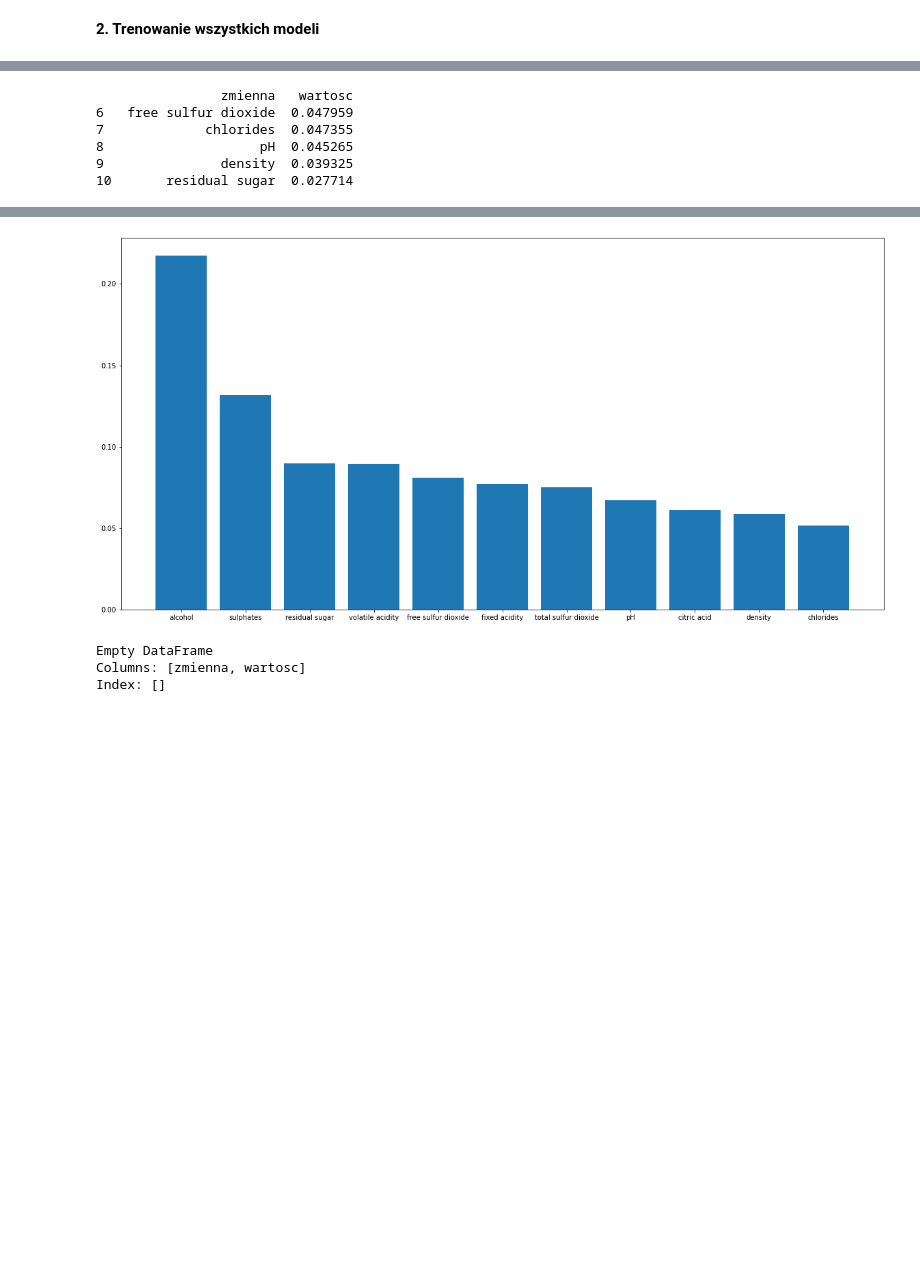
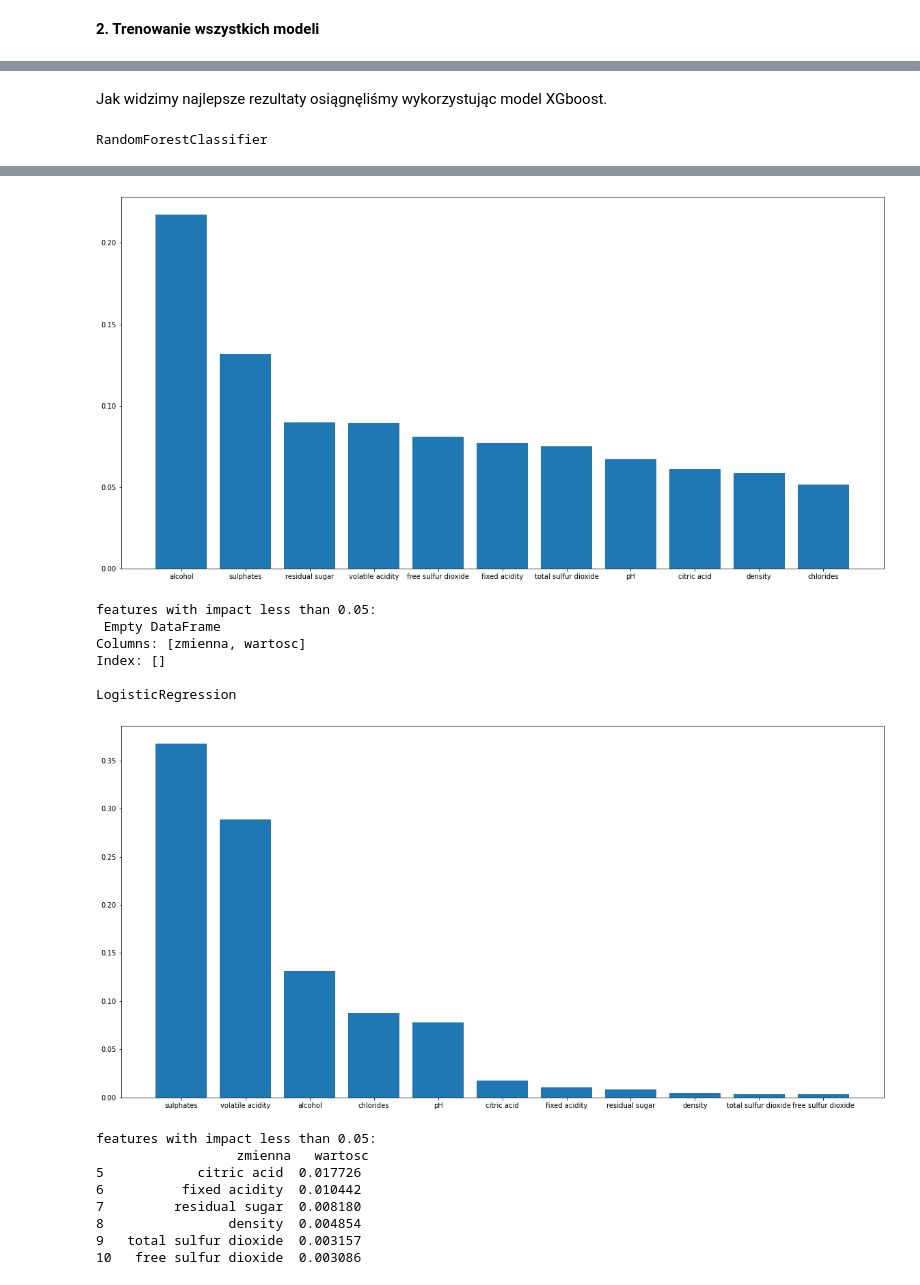
Before and after one commit to infoshareacademy/jdszr4-animalsi, a Jupyter notebook: wino/podsumowanie.ipynb, the cells around one changed output, grey strips where cells are left out. Saved outputs shown, nothing was run; the diff lists cells and outputs as text; code cells hidden in the pictures; blank space fills up the shorter version.

Commit message:
model implemented

```diff
--- a/wino/podsumowanie.ipynb
+++ b/wino/podsumowanie.ipynb
@@ -19,3 +20,11 @@ with open("modele/model_final_rf.pkl", "rb") as file:
 #XGboost
 with open("modele/model_final_xgb.pkl", "rb") as file:
     model_xgb = pickle.load(file)
+# %%
+#knn
+with open("modele/Wine_Quality_Model_KNN.pkl", "rb") as file:
+    model_knn = pickle.load(file)
+# %%
+#logistic regression
+with open("modele/model_logreg.pkl", "rb") as file:
+    model_lr= pickle.load(file)
@@ -22,15 +33,19 @@ with open("modele/model_final_xgb.pkl", "rb") as file:
 # %% [markdown]
 **2. Trenowanie wszystkich modeli**
 # %%
-lista_modeli = [model_rf, model_xgb]
+lista_modeli = [model_rf, model_xgb,model_lr]
+
+#model_knn trzeba inaczej porownac
 
 #progi na ktorych dzialaja najlepiej
 progi = {"RandomForestClassifier" : 0.45862068965517244,
-        "XGBClassifier" : 0.3206896551724138}
+        "XGBClassifier" : 0.3206896551724138,
+         "LogisticRegression": 0.5}
 
 #jakie zbiory wykorzystalismy do trenowania
 zbior = {"RandomForestClassifier" : X_test,
-        "XGBClassifier" :X_test_scaled}
+        "XGBClassifier" :X_test_scaled,
+        "LogisticRegression": X_test}
 # %%
 for i in lista_modeli:
     prog = progi[type(i).__name__]
@@ -62,16 +97,17 @@ weighted avg       0.91      0.91      0.91       320
+# %% [markdown]
+Jak widzimy najlepsze rezultaty osiągnęliśmy wykorzystując model XGboost.
 # %%
 #sprawdzmy jakie zmienne sa najmniej istotne do przewidywania modelu i je mozemy pominac przy narzedziu
 for i in lista_modeli:
-    df = pd.DataFrame({"zmienna" :X.columns,"wartosc" : i.feature_importances_ }).sort_values(by = "wartosc", ascending = False).reset_index(drop = True)
+    if i != model_lr:
+        df = pd.DataFrame({"zmienna" :X.columns,"wartosc" : i.feature_importances_ }).sort_values(by = "wartosc", ascending = False).reset_index(drop = True)
+    else:
+         df = pd.DataFrame({"zmienna" :X.columns,"wartosc" : (np.abs(i.coef_)/(np.abs(i.coef_)).sum()).flatten()}).sort_values(by = "wartosc", ascending = False).reset_index(drop = True)
+    print(type(i).__name__)
     plt.figure(figsize=(20,10))
     plt.bar(df.zmienna, df.wartosc)
     plt.show()
-    print(df[df.wartosc<0.05])
+    print("features with impact less than 0.05:", "\n",df[df.wartosc<0.05], "\n")
 # %% [output]
+RandomForestClassifier
 [figure]
-                zmienna   wartosc
-6   free sulfur dioxide  0.047959
-7             chlorides  0.047355
-8                    pH  0.045265
-9               density  0.039325
-10       residual sugar  0.027714
@@ -78,4 +123,16 @@ for i in lista_modeli:
 [figure]
-Empty DataFrame
-Columns: [zmienna, wartosc]
-Index: []
+features with impact less than 0.05:
+ Empty DataFrame
+Columns: [zmienna, wartosc]
+Index: []
+
+LogisticRegression
+[figure, added]
+features with impact less than 0.05:
+                  zmienna   wartosc
+5            citric acid  0.017726
+6          fixed acidity  0.010442
+7         residual sugar  0.008180
+8                density  0.004854
+9   total sulfur dioxide  0.003157
+10   free sulfur dioxide  0.003086
```
Also changed, not shown: parts of 12 cells of this notebook, 4 other files.
